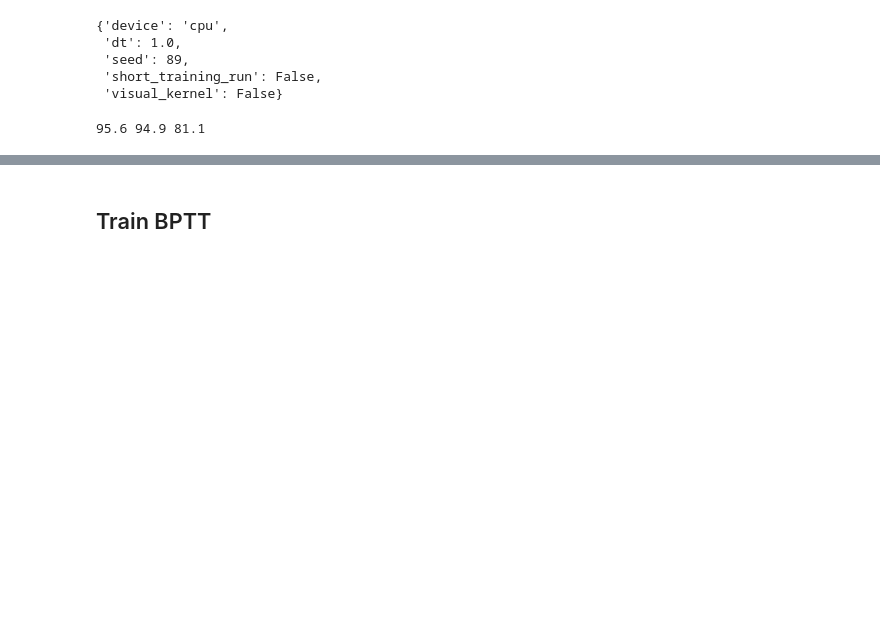
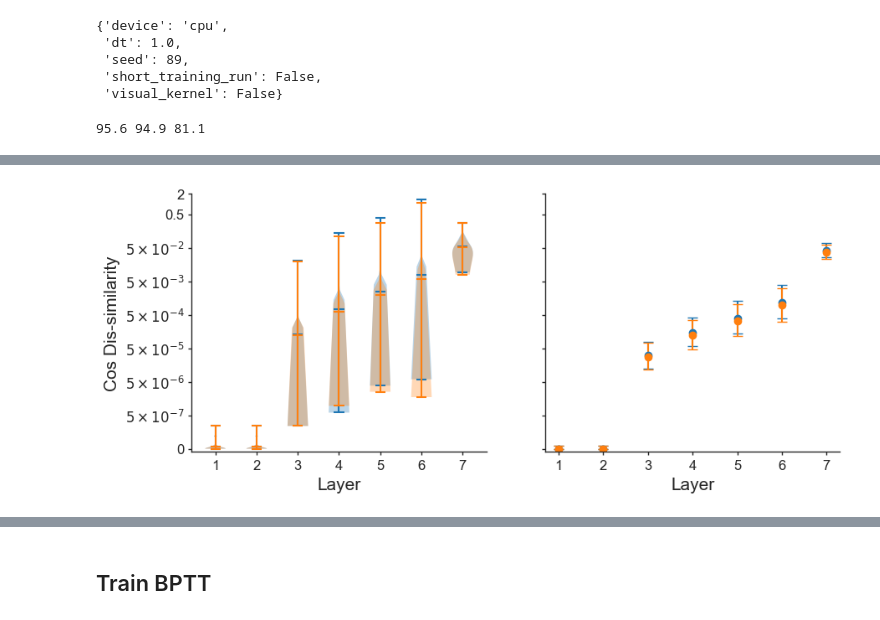
Before and after one commit to Baskin-LIU/Kernel-Propagation, a Jupyter notebook: Experiments/MNIST1D.ipynb, the cells around one changed output, grey strips where cells are left out. Drawn from its saved outputs; the diff is of its cells as text; code cells hidden in the pictures; blank space fills up the shorter version.

```diff
--- a/Experiments/MNIST1D.ipynb
+++ b/Experiments/MNIST1D.ipynb
@@ -75,8 +75,8 @@ max_error_start = n_steps - error_window -1
 min_error_start = n_steps - answer_steps
 
 Skip = False
-small_model = False
-GLE_like = True
+small_model = True
+GLE_like = False
 
 general_config["device"] = "cuda" if torch.cuda.is_available() else "cpu"
 device = general_config["device"]
@@ -110,7 +110,7 @@ if error_steps != -1:
     model_config['Tau4'] = [80, 120]
     model_config['rho_scale'] = 0.25
 
-if GLE_like: #small skip connection for notebook demonstration
+if GLE_like: #GLE Compare
     model_config["LP_size"] = [54, 54, 54, 54, 54, 54]
     model_config["num_LP_layers"] = 6
     model_config["num_Ins_layers"] = 0
@@ -148,7 +148,7 @@ dict_keys(['x', 'x_test', 'y', 'y_test', 't', 'templates'])
 # %% [markdown]
 ## Train KP
 # %%
-Method = 'GLE'
+Method = 'KP'
 # init network and optimizer
 
 if Method=='BPTT':
@@ -555,0 +649,78 @@ print(test_acc, test_acc_r, test_acc_m)
+# %%
+CosDisSimW = []
+for i in range(nLP):
+    CosDisSimW.append(np.clip(1-CosSimW_record[nLP-i-1], 5e-8, 2))
+
+fig, axs = plt.subplots(1, 2, figsize=(10, 4), sharey=True)
+axs[0].set_yscale("log")
+
+axs[0].violinplot(CosDisSimW[:], showmeans=True)
+axs[0].set_ylim(4e-8, 1)
+axs[0].set_ylabel("Cos Dis-similarity", fontsize=15)
+axs[0].set_xlabel("Layer", fontsize=15)
+axs[0].set_yticks([5e-8, 5e-7, 5e-6, 5e-5, 5e-4, 5e-3, 5e-2, 5e-1, 2],
+                  [0, r"$5\times 10^{-7}$", r"$5\times 10^{-6}$", r"$5\times 10^{-5}$",
+                   r"$5\times 10^{-4}$", r"$5\times 10^{-3}$", r"$5\times 10^{-2}$",  0.5, 2])
+axs[0].tick_params(axis='both', which='major', labelsize=12)
+axs[0].set_xticks(np.arange(1, nLP+1), np.arange(nLP)+1)
+
+means = []
+low = []
+high = []
+
+for i in range(nLP):
+    d = CosDisSimW[i].flatten()
+
+    med = np.median(d)
+    p25 = np.percentile(d, 25)
+    p75 = np.percentile(d, 75)
+
+    means.append(med)
+    low.append(med - p25)
+    high.append(p75 - med)
+
+axs[1].errorbar(
+    range(nLP),
+    means,
+    yerr=[low, high],
+    fmt='o',
+    capsize=4
+)
+
+means = []
+low = []
+high = []
+CosDisSimW2 = []
+for i in range(nLP):
+    CosDisSimW2.append(np.clip(1-CosSimW2_record[nLP-i-1], 5e-8, 2))
+    d = CosDisSimW2[i].flatten()
+
+    med = np.median(d)
+    p25 = np.percentile(d, 25)
+    p75 = np.percentile(d, 75)
+
+    means.append(med)
+    low.append(med - p25)
+    high.append(p75 - med)
+
+axs[0].violinplot(CosDisSimW2[:], showmeans=True)
+axs[1].errorbar(
+    range(nLP),
+    means,
+    yerr=[low, high],
+    fmt='o',
+    capsize=4
+)
+
+axs[1].tick_params(axis='both', which='major', labelsize=12)
+axs[1].set_xticks(np.arange(nLP), np.arange(nLP)+1)
+axs[1].set_xlabel("Layer", fontsize=15)
+axs[0].spines['top'].set_visible(False)
+axs[0].spines['right'].set_visible(False)
+axs[1].spines['top'].set_visible(False)
+axs[1].spines['right'].set_visible(False)
+
+plt.savefig('../Figures/GradCosSimLayer.png')
+plt.show()
+# %% [output]
+[figure, added]
```
Also changed, not shown: parts of 9 cells of this notebook, 12 other files.
